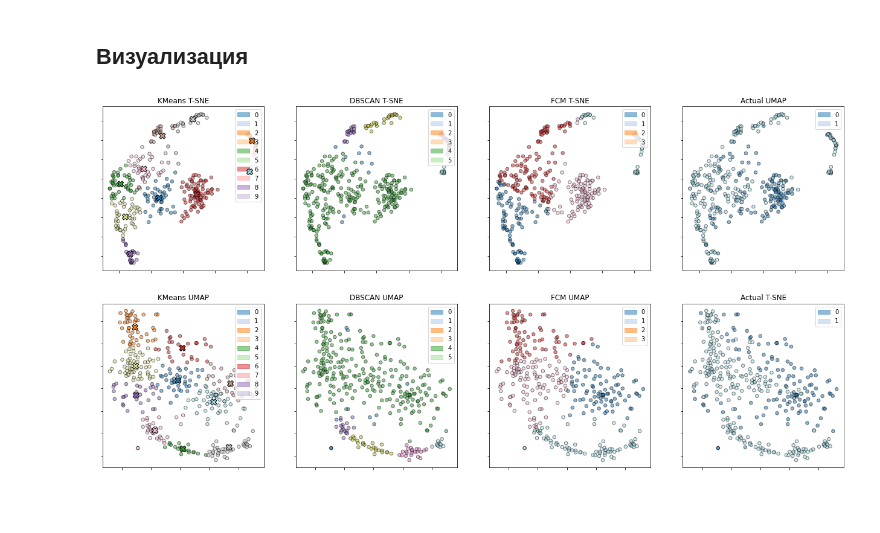
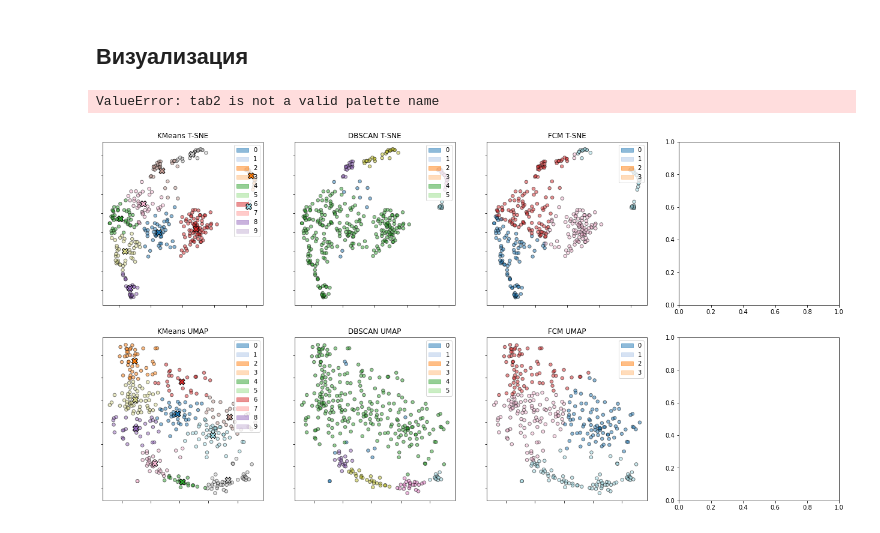
Before and after one commit to BearPro/data-science, a Jupyter notebook: task6.ipynb, the cells around one changed output. Saved outputs shown, nothing was run; the diff lists cells and outputs as text; code cells hidden in the pictures; blank space fills up the shorter version.

```diff
--- a/task6.ipynb
+++ b/task6.ipynb
@@ -155,31 +155,33 @@ for clusterizer_index, clusterizer in enumerate(clusterizers_tsne):
     ax[1][clusterizer_index].set_title(type(clusterizer).__name__ + " UMAP")
     ax[1][clusterizer_index].axis('on')
     ax[1][clusterizer_index].tick_params(labelbottom=False, labelleft=False)
 
+colormap = 'RdBu'
 labels = np.unique(y).tolist()
 palette = np.array(sns.color_palette(colormap, n_colors=len(labels)))
 cmap = sns.color_palette(colormap, as_cmap=True)
 patchs = []
 for j, color in enumerate(palette):
     patchs.append(mpatches.Patch(color=color, label=j, alpha=0.5))
 ax[0][3].scatter(features_umap[:, 0], features_umap[:, 1], c=y, cmap=cmap, s=30, edgecolors='k', alpha=0.5)
 ax[0][3].axis('off')
 ax[0][3].legend(handles=patchs, loc='upper right')
 ax[0][3].set_title('Actual UMAP')
 ax[0][3].axis('on')
 ax[0][3].tick_params(labelbottom=False, labelleft=False)
 
 labels = np.unique(y).tolist()
 palette = np.array(sns.color_palette(colormap, n_colors=len(labels)))
 cmap = sns.color_palette(colormap, as_cmap=True)
 patchs = []
 for j, color in enumerate(palette):
     patchs.append(mpatches.Patch(color=color, label=j, alpha=0.5))
 ax[1][3].scatter(features_tsne[:, 0], features_tsne[:, 1], c=y, cmap=cmap, s=30, edgecolors='k', alpha=0.5)
 ax[1][3].axis('off')
 ax[1][3].legend(handles=patchs, loc='upper right')
 ax[1][3].set_title('Actual T-SNE')
 ax[1][3].axis('on')
 ax[1][3].tick_params(labelbottom=False, labelleft=False)
 # %% [output]
+ValueError: tab2 is not a valid palette name
-[figure, old version]
+[figure, new version]
```
